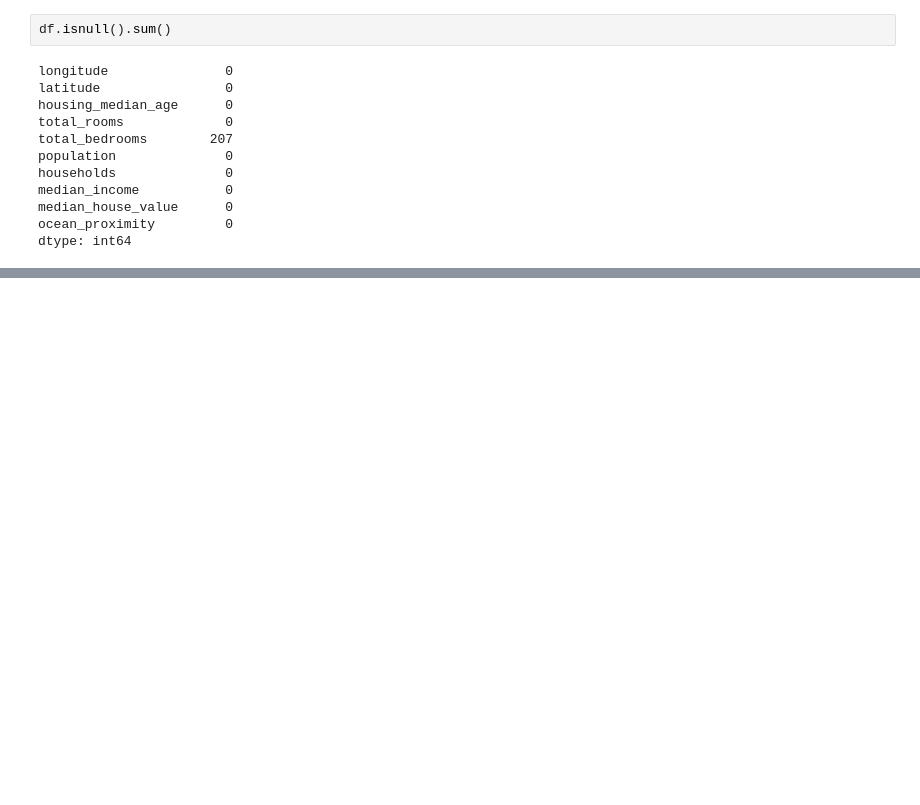
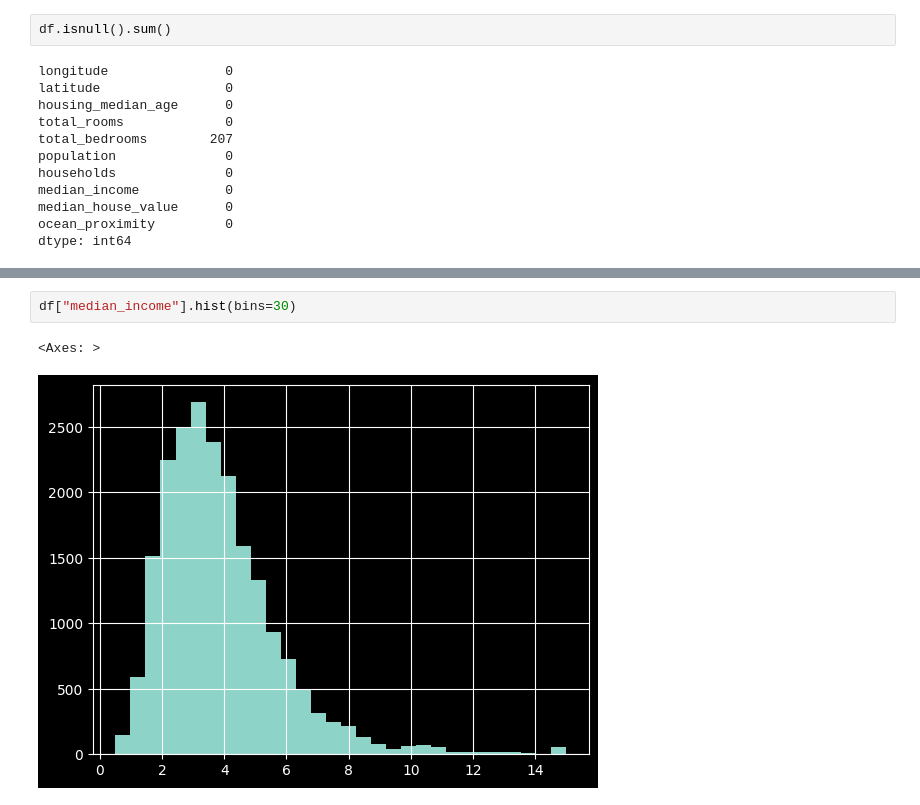
Before and after one commit to tphathuin1802/california-housing-price-prediction, a Jupyter notebook: notebook/main.ipynb, the cells around one changed output, grey strips where cells are left out. Cells and saved outputs as stored; diff of their text form; blank space fills up the shorter version.

```diff
--- a/notebook/main.ipynb
+++ b/notebook/main.ipynb
@@ -214,0 +108,5 @@ array([[<Axes: title={'center': 'longitude'}>,
+# %%
+df["median_income"].hist(bins=30)
+# %% [output]
+<Axes: >
+[figure, added]
```
Also changed, not shown: parts of 21 cells of this notebook.
